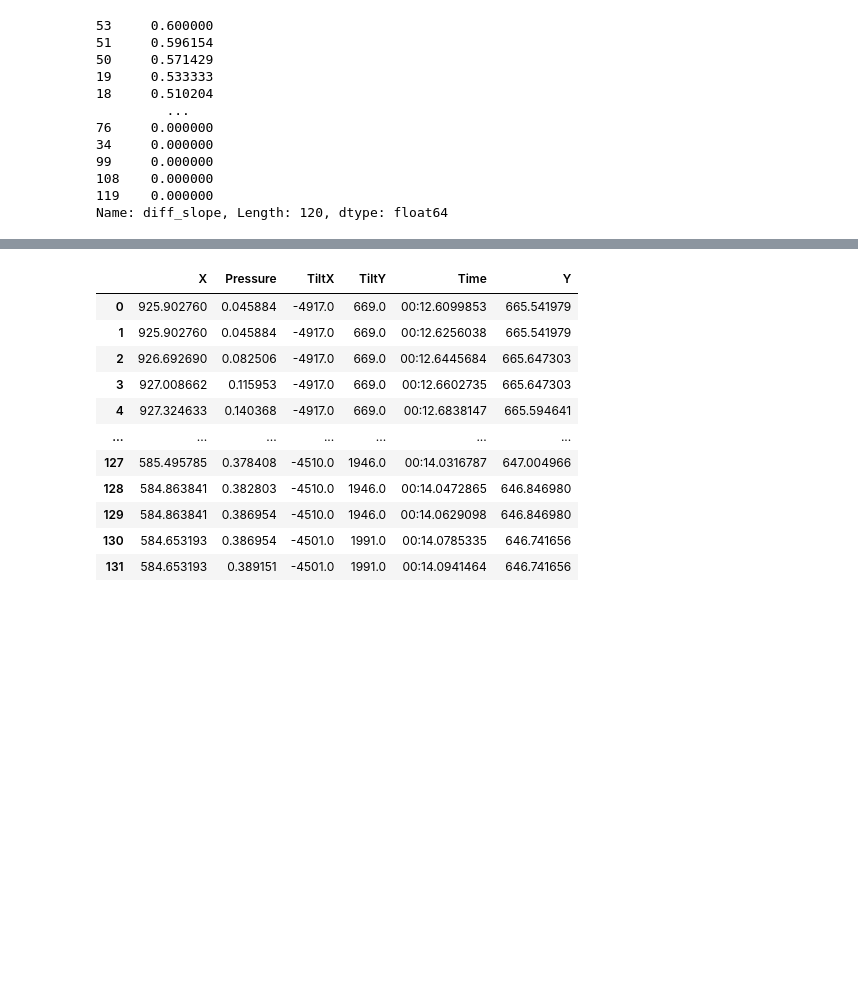
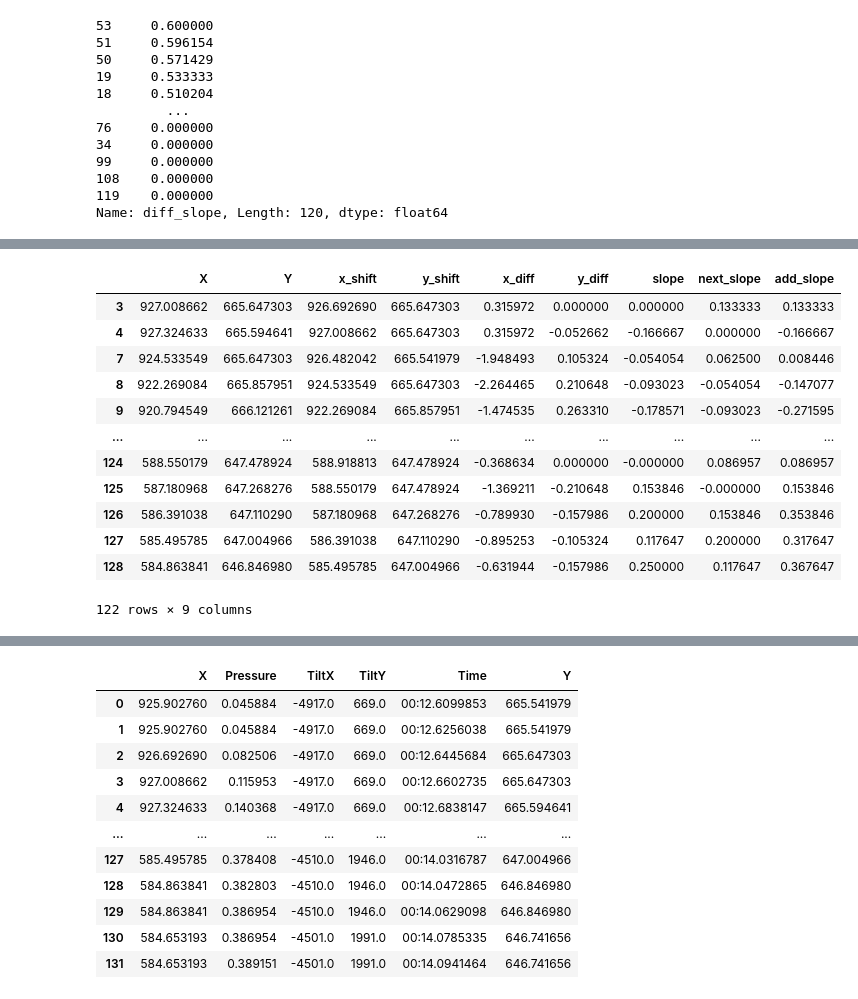
Before and after one commit to BabyBlue555/firstYear_semB_project, a Jupyter notebook: task4.ipynb, the cells around one changed output, grey strips where cells are left out. Drawn from its saved outputs; the diff is of its cells as text; code cells hidden in the pictures; blank space fills up the shorter version.

```diff
--- a/task4.ipynb
+++ b/task4.ipynb
@@ -831,0 +820,30 @@ def groups_diff_slope(num_folder):
+# %%
+def calc_mean_slope(df,row):
+
+    df_slope = pd.DataFrame()
+
+    df_slope['X']= df['X'].copy().to_frame()
+    df_slope['Y']= df['Y'].copy().to_frame()
+
+    df_slope['x_shift']=df_slope['X'].shift(periods = 1)
+    df_slope['y_shift']=df_slope['Y'].shift(periods = 1)
+
+    df_slope['x_diff']=df_slope['X'].sub(df_slope['x_shift'])
+    df_slope['y_diff']=df_slope['Y'].sub(df_slope['y_shift'])
+
+    df_slope['slope']=df_slope['y_diff']/df_slope['x_diff']
+
+    df_slope['next_slope']=df_slope['slope'].shift(periods = 1)
+
+#     df_slope['diff_slope']=df_slope['slope'].abs().shift(periods = 5) # the difference will be an absolute value
+
+    df_slope['add_slope']=df_slope['slope'].add(df_slope['next_slope'])
+#     +df_slope[row:row+5]['next_slope']
+
+    # taking care of nan and inf values : nan is when the diff is 0/0 and inf in when the diff is x/0, when x!=0
+#     df_slope['diff_slope']=df_slope['diff_slope'].replace(np.inf, np.nan)
+#     df_slope['diff_slope']=df_slope['diff_slope'].dropna()
+    # .sort_values(ascending=True)
+    df_slope=df_slope.dropna()
+
+    return df_slope
@@ -831,0 +866,16 @@ def groups_diff_slope(num_folder):
+# %%
+calc_mean_slope(df1[1],1)
+# %% [output]
+|  | X | Y | x_shift | y_shift | x_diff | y_diff | slope | next_slope | add_slope |
+| 3 | 927.008662 | 665.647303 | 926.692690 | 665.647303 | 0.315972 | 0.000000 | 0.000000 | 0.133333 | 0.133333 |
+| 4 | 927.324633 | 665.594641 | 927.008662 | 665.647303 | 0.315972 | -0.052662 | -0.166667 | 0.000000 | -0.166667 |
+| 7 | 924.533549 | 665.647303 | 926.482042 | 665.541979 | -1.948493 | 0.105324 | -0.054054 | 0.062500 | 0.008446 |
+| 8 | 922.269084 | 665.857951 | 924.533549 | 665.647303 | -2.264465 | 0.210648 | -0.093023 | -0.054054 | -0.147077 |
+| 9 | 920.794549 | 666.121261 | 922.269084 | 665.857951 | -1.474535 | 0.263310 | -0.178571 | -0.093023 | -0.271595 |
+| ... | ... | ... | ... | ... | ... | ... | ... | ... | ... |
+| 124 | 588.550179 | 647.478924 | 588.918813 | 647.478924 | -0.368634 | 0.000000 | -0.000000 | 0.086957 | 0.086957 |
+| 125 | 587.180968 | 647.268276 | 588.550179 | 647.478924 | -1.369211 | -0.210648 | 0.153846 | -0.000000 | 0.153846 |
+| 126 | 586.391038 | 647.110290 | 587.180968 | 647.268276 | -0.789930 | -0.157986 | 0.200000 | 0.153846 | 0.353846 |
+| 127 | 585.495785 | 647.004966 | 586.391038 | 647.110290 | -0.895253 | -0.105324 | 0.117647 | 0.200000 | 0.317647 |
+| 128 | 584.863841 | 646.846980 | 585.495785 | 647.004966 | -0.631944 | -0.157986 | 0.250000 | 0.117647 | 0.367647 |
+122 rows × 9 columns
```
Also changed, not shown: parts of 58 cells of this notebook.
